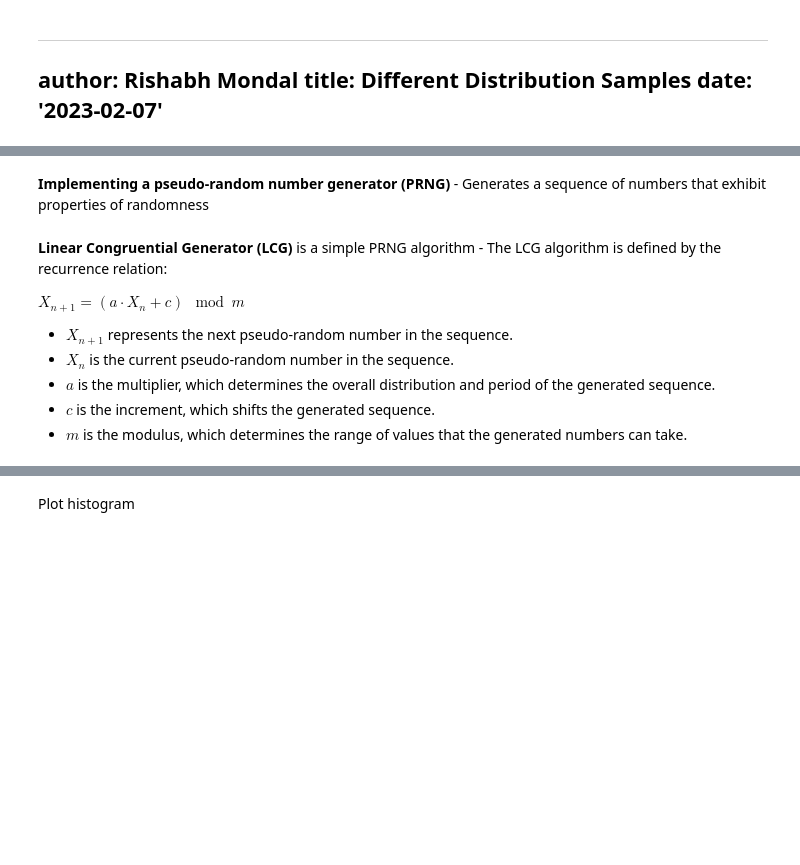
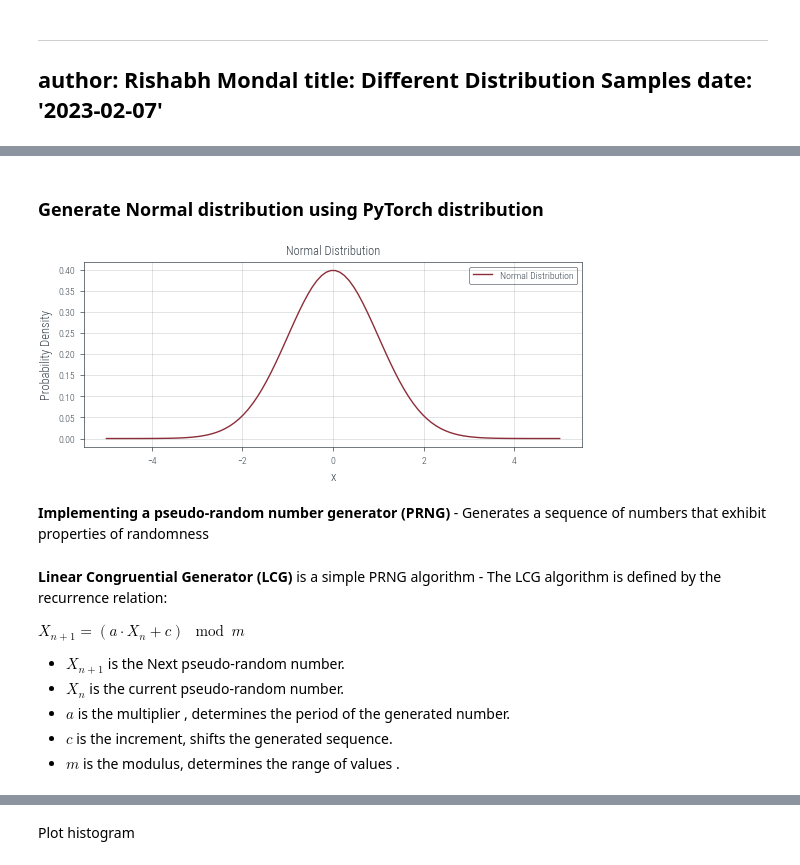
Before and after one commit to rishabh-mondal/Rishabh-mondal.github.io, a Jupyter notebook: posts/Sampling_distributions.ipynb, the cells around one changed output, grey strips where cells are left out. Drawn from its saved outputs; the diff is of its cells as text; code cells hidden in the pictures; blank space fills up the shorter version.

```diff
--- a/posts/Sampling_distributions.ipynb
+++ b/posts/Sampling_distributions.ipynb
@@ -23,3 +92,32 @@ p=0.4
+# %% [markdown]
+### Generate Normal distribution using PyTorch distribution
+# %%
+from torch.distributions import Normal
+
+# Define the mean and standard deviation
+mean = torch.tensor([0.0])
+stddev = torch.tensor([1.0])
+
+dist = Normal(mean, stddev)
+
+# Generate a range of values for x-axis
+x = np.linspace(-5, 5, 100)
+
+# Calculate the corresponding probability density for each x
+pdf = torch.exp(dist.log_prob(torch.tensor(x))).numpy()
+
+# Plot the normal distribution
+plt.plot(x, pdf, label='Normal Distribution')
+plt.xlabel('x')
+plt.ylabel('Probability Density')
+plt.title('Normal Distribution')
+plt.legend()
+plt.grid(True)
+
+# Display the plot
+plt.show()
+# %% [output]
+[figure, added]
 # %% [markdown]
 **Implementing a pseudo-random number generator (PRNG)** - Generates a sequence of numbers that exhibit properties of randomness
 # %% [markdown]
@@ -27,8 +125,8 @@ p=0.4
 
 $X_{n+1} = (a \cdot X_n + c) \mod m$
 
-- $X_{n+1}$ represents the next pseudo-random number in the sequence.
-- $X_n$ is the current pseudo-random number in the sequence.
-- $a$ is the multiplier, which determines the overall distribution and period of the generated sequence.
-- $c$ is the increment, which shifts the generated sequence.
-- $m$ is the modulus, which determines the range of values that the generated numbers can take.
+- $X_{n+1}$ is the Next pseudo-random number.
+- $X_n$ is the current pseudo-random number.
+- $a$ is the multiplier , determines the period of the generated number.
+- $c$ is the increment, shifts the generated sequence.
+- $m$ is the modulus, determines the range of values .
```
Also changed, not shown: parts of 15 cells of this notebook, 4 other files.
